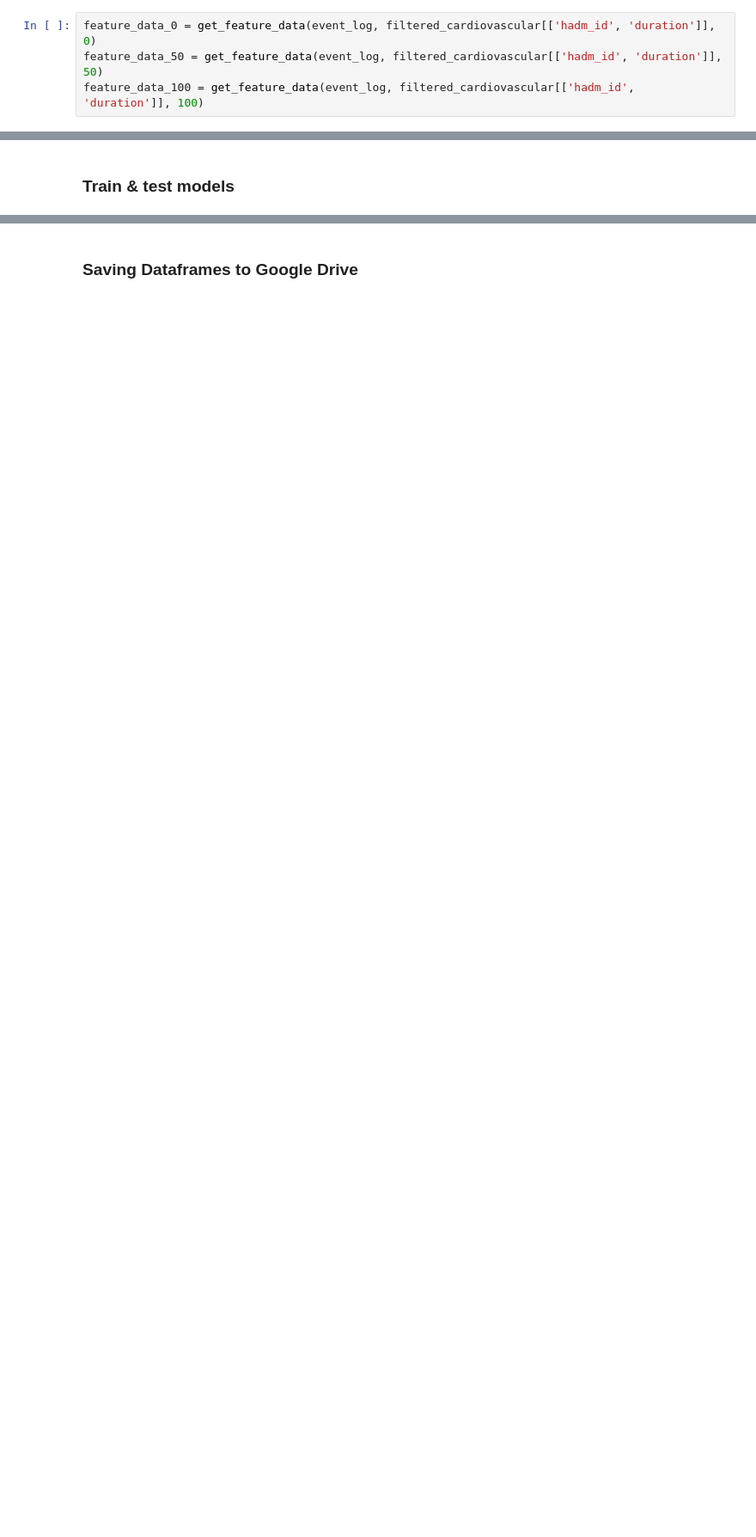
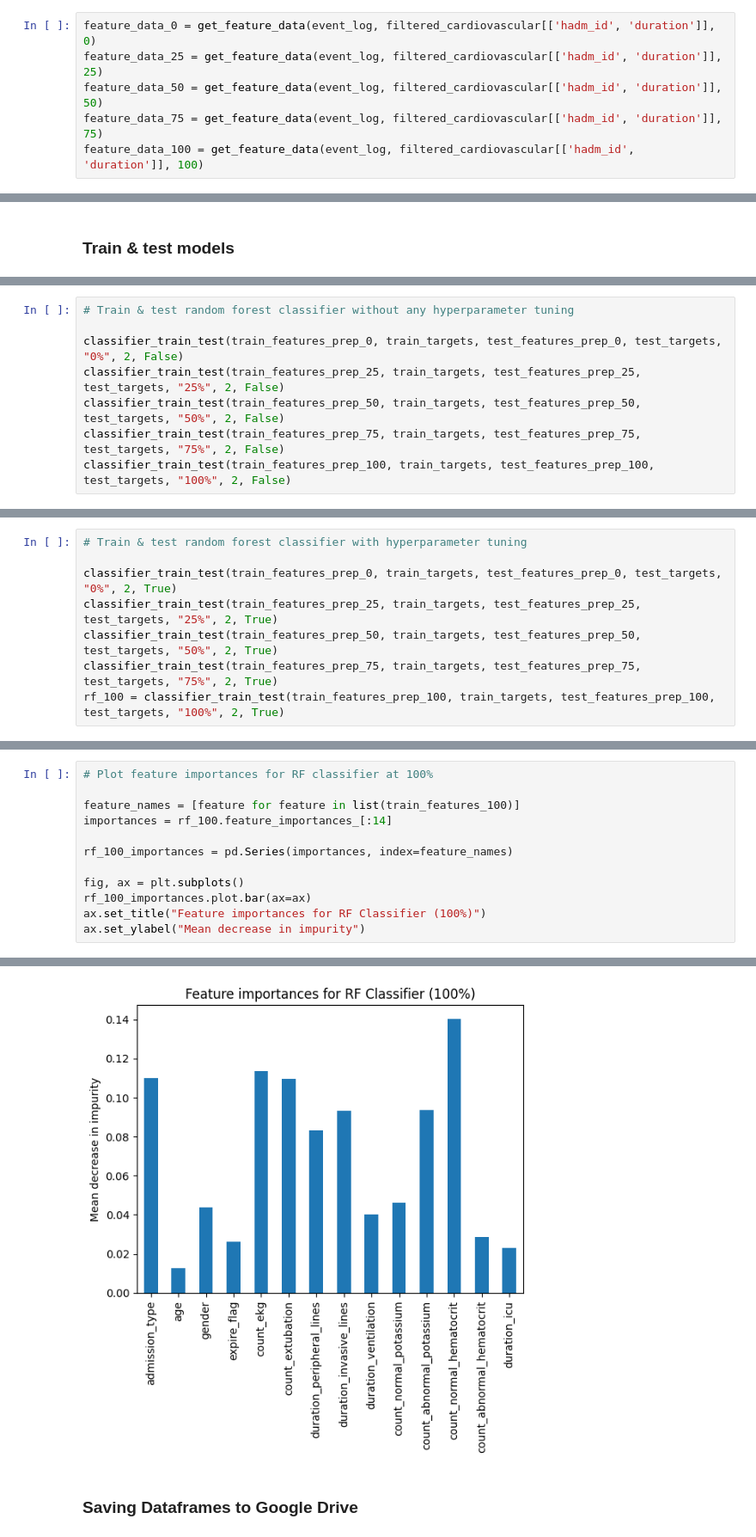
Before and after one commit to deepw02/comp3931-sc20dpw, a Jupyter notebook: pm_ml.ipynb, the cells around one changed output, grey strips where cells are left out. Shown: that part at 86% size. Saved outputs shown, nothing was run; the diff lists cells and outputs as text; blank space fills up the shorter version.

```diff
--- a/pm_ml.ipynb
+++ b/pm_ml.ipynb
@@ -759,6 +685,8 @@ for hadm_id in hadm_ordered:
 # %%
 feature_data_0 = get_feature_data(event_log, filtered_cardiovascular[['hadm_id', 'duration']], 0)
+feature_data_25 = get_feature_data(event_log, filtered_cardiovascular[['hadm_id', 'duration']], 25)
 feature_data_50 = get_feature_data(event_log, filtered_cardiovascular[['hadm_id', 'duration']], 50)
+feature_data_75 = get_feature_data(event_log, filtered_cardiovascular[['hadm_id', 'duration']], 75)
 feature_data_100 = get_feature_data(event_log, filtered_cardiovascular[['hadm_id', 'duration']], 100)
 # %% [markdown]
 ### Prepare Target Data
@@ -867,0 +876,8 @@ display(event_log.info())
+# %%
+# Train & test random forest classifier without any hyperparameter tuning
+
+classifier_train_test(train_features_prep_0, train_targets, test_features_prep_0, test_targets, "0%", 2, False)
+classifier_train_test(train_features_prep_25, train_targets, test_features_prep_25, test_targets, "25%", 2, False)
+classifier_train_test(train_features_prep_50, train_targets, test_features_prep_50, test_targets, "50%", 2, False)
+classifier_train_test(train_features_prep_75, train_targets, test_features_prep_75, test_targets, "75%", 2, False)
+classifier_train_test(train_features_prep_100, train_targets, test_features_prep_100, test_targets, "100%", 2, False)
@@ -867,0 +910,8 @@ display(event_log.info())
+# %%
+# Train & test random forest classifier with hyperparameter tuning
+
+classifier_train_test(train_features_prep_0, train_targets, test_features_prep_0, test_targets, "0%", 2, True)
+classifier_train_test(train_features_prep_25, train_targets, test_features_prep_25, test_targets, "25%", 2, True)
+classifier_train_test(train_features_prep_50, train_targets, test_features_prep_50, test_targets, "50%", 2, True)
+classifier_train_test(train_features_prep_75, train_targets, test_features_prep_75, test_targets, "75%", 2, True)
+rf_100 = classifier_train_test(train_features_prep_100, train_targets, test_features_prep_100, test_targets, "100%", 2, True)
@@ -867,0 +1003,13 @@ display(event_log.info())
+# %%
+# Plot feature importances for RF classifier at 100%
+
+feature_names = [feature for feature in list(train_features_100)]
+importances = rf_100.feature_importances_[:14]
+
+rf_100_importances = pd.Series(importances, index=feature_names)
+
+fig, ax = plt.subplots()
+rf_100_importances.plot.bar(ax=ax)
+ax.set_title("Feature importances for RF Classifier (100%)")
+ax.set_ylabel("Mean decrease in impurity")
+# %% [output]
@@ -868,3 +1017,4 @@ display(event_log.info())
+[figure, added]
 # %% [markdown]
 ### Saving Dataframes to Google Drive
 # %%
```
Also changed, not shown: parts of 38 cells of this notebook.
